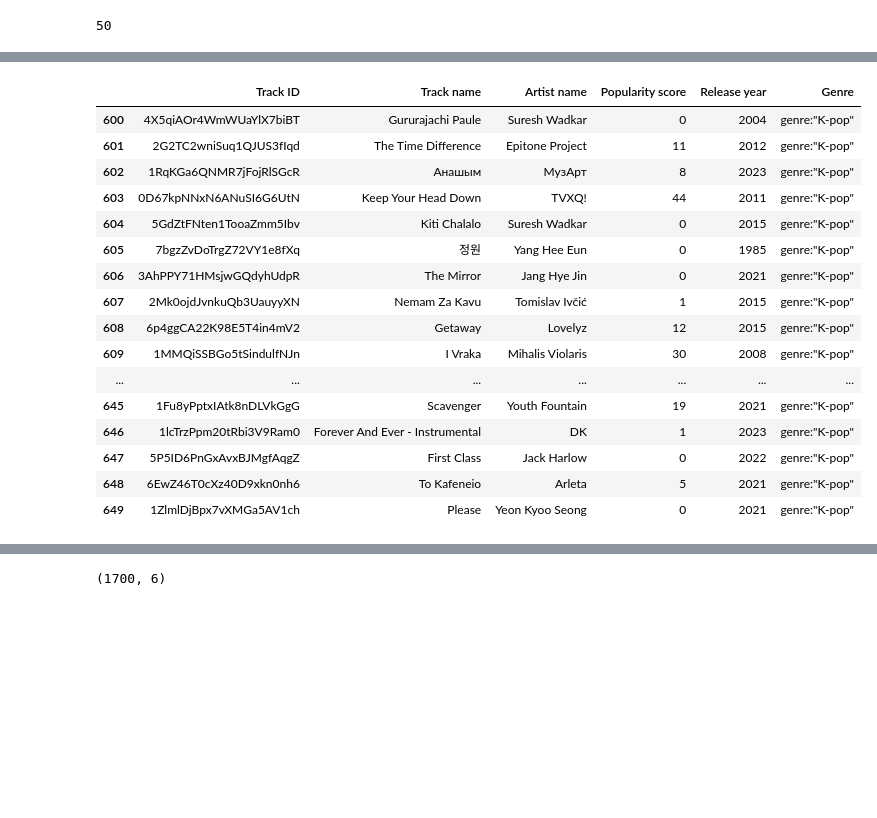
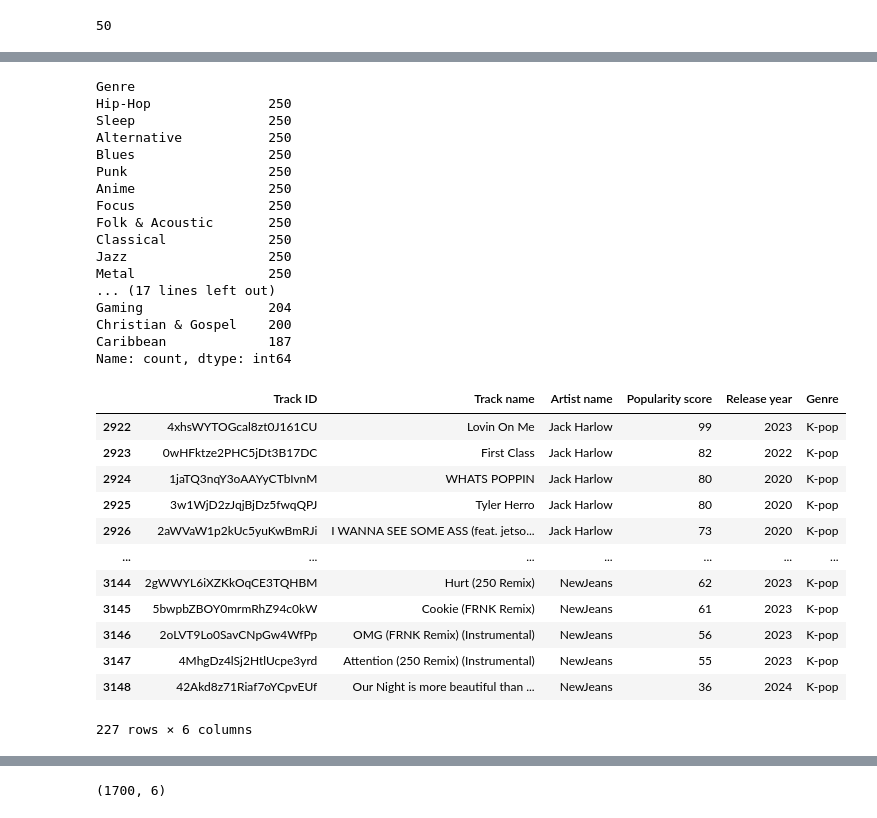
Before and after one commit to redsun498/Data-Genie, a Jupyter notebook: notebooks/EDA - Spotify.ipynb, the cells around one changed output, grey strips where cells are left out. Cells and saved outputs as stored; diff of their text form; code cells hidden in the pictures; blank space fills up the shorter version.

```diff
--- a/notebooks/EDA - Spotify.ipynb
+++ b/notebooks/EDA - Spotify.ipynb
@@ -69,7 +57,7 @@ def get_genres(access_token, limit = 50, offset = 0):
 
     return genres
 # %%
-genres = get_genres(access_token)
+genre_list = get_genres(access_token)
 # %%
 print("List of genres:")
 for genre_id,genre_name in genres:
@@ -110,7 +98,7 @@ def get_artist_genre(artist_id):
     return artist['genres'][0]
 # %%
 #Test
-def create_dataframe(genres, limit=50):
+def create_dataframe(query_dict, limit=50):
     data = {
         'Track ID': [],
         'Track name': [],
@@ -120,25 +108,20 @@ def create_dataframe(genres, limit=50):
         'Genre': []
     }
 
-    for genre in genres:
-        # Search for artists in the genre
-        search_results = sp.search(q=genre, limit=limit, type='artist')
+    for genre, artists in query_dict.items():
+        for artist in artists:
+            search_results = sp.search(q=f'genre:"{genre}" artist:"{artist}"', limit=limit, type='track', market='US')
+            tracks = search_results['tracks']['items']
 
-        artists = search_results['artists']['items']
-
-        # Get top tracks for each artist
-        for artist in artists:
-            artist_id = artist['id']
-            artist_name = artist['name']
-
-            top_tracks = sp.artist_top_tracks(artist_id)['tracks']
-            for track in top_tracks:
+            for track in tracks:
                 data['Track ID'].append(track['id'])
                 data['Track name'].append(track['name'])
-                data['Artist name'].append(artist_name)
+                data['Artist name'].append(track['artists'][0]['name'])
                 data['Popularity score'].append(track['popularity'])
                 data['Release year'].append(track['album']['release_date'][:4])
                 data['Genre'].append(genre)
 
+            time.sleep(2)
+
     df = pd.DataFrame(data)
     return df
@@ -145,2 +172,2 @@ def create_dataframe(genres, limit=50):
 # %%
-df = create_dataframe(genres, limit=50)
+df = create_dataframe(query_dict, limit=50)
@@ -147,3 +242,23 @@ df = create_dataframe(genres, limit=50)
+# %%
+df['Genre'].value_counts()
+# %% [output]
+Genre
+Hip-Hop               250
+Sleep                 250
+Alternative           250
+Blues                 250
+Punk                  250
+Anime                 250
+Focus                 250
+Folk & Acoustic       250
+Classical             250
+Jazz                  250
+Metal                 250
+... (17 lines left out)
+Gaming                204
+Christian & Gospel    200
+Caribbean             187
+Name: count, dtype: int64
 # %%
 #Original and correct
 def create_dataframe(query_list, limit=50):
@@ -192,25 +307,21 @@ df = create_dataframe(genres, limit=50)
 # %%
 #df[df['Genre'] == 'genre:"Latin"']
 # %%
-df[df['Genre']== 'genre:"K-pop"']
+df[df['Genre']== 'K-pop']
 # %% [output]
 |  | Track ID | Track name | Artist name | Popularity score | Release year | Genre |
-| 600 | 4X5qiAOr4WmWUaYlX7biBT | Gururajachi Paule | Suresh Wadkar | 0 | 2004 | genre:"K-pop" |
-| 601 | 2G2TC2wniSuq1QJUS3fIqd | The Time Difference | Epitone Project | 11 | 2012 | genre:"K-pop" |
-| 602 | 1RqKGa6QNMR7jFojRlSGcR | Анашым | МузАрт | 8 | 2023 | genre:"K-pop" |
-| 603 | 0D67kpNNxN6ANuSI6G6UtN | Keep Your Head Down | TVXQ! | 44 | 2011 | genre:"K-pop" |
-| 604 | 5GdZtFNten1TooaZmm5Ibv | Kiti Chalalo | Suresh Wadkar | 0 | 2015 | genre:"K-pop" |
-| 605 | 7bgzZvDoTrgZ72VY1e8fXq | 정원 | Yang Hee Eun | 0 | 1985 | genre:"K-pop" |
-| 606 | 3AhPPY71HMsjwGQdyhUdpR | The Mirror | Jang Hye Jin | 0 | 2021 | genre:"K-pop" |
-| 607 | 2Mk0ojdJvnkuQb3UauyyXN | Nemam Za Kavu | Tomislav Ivčić | 1 | 2015 | genre:"K-pop" |
-| 608 | 6p4ggCA22K98E5T4in4mV2 | Getaway | Lovelyz | 12 | 2015 | genre:"K-pop" |
-| 609 | 1MMQiSSBGo5tSindulfNJn | I Vraka | Mihalis Violaris | 30 | 2008 | genre:"K-pop" |
+| 2922 | 4xhsWYTOGcal8zt0J161CU | Lovin On Me | Jack Harlow | 99 | 2023 | K-pop |
+| 2923 | 0wHFktze2PHC5jDt3B17DC | First Class | Jack Harlow | 82 | 2022 | K-pop |
+| 2924 | 1jaTQ3nqY3oAAYyCTbIvnM | WHATS POPPIN | Jack Harlow | 80 | 2020 | K-pop |
+| 2925 | 3w1WjD2zJqjBjDz5fwqQPJ | Tyler Herro | Jack Harlow | 80 | 2020 | K-pop |
+| 2926 | 2aWVaW1p2kUc5yuKwBmRJi | I WANNA SEE SOME ASS (feat. jetso... | Jack Harlow | 73 | 2020 | K-pop |
 | ... | ... | ... | ... | ... | ... | ... |
-| 645 | 1Fu8yPptxIAtk8nDLVkGgG | Scavenger | Youth Fountain | 19 | 2021 | genre:"K-pop" |
-| 646 | 1lcTrzPpm20tRbi3V9Ram0 | Forever And Ever - Instrumental | DK | 1 | 2023 | genre:"K-pop" |
-| 647 | 5P5ID6PnGxAvxBJMgfAqgZ | First Class | Jack Harlow | 0 | 2022 | genre:"K-pop" |
-| 648 | 6EwZ46T0cXz40D9xkn0nh6 | To Kafeneio | Arleta | 5 | 2021 | genre:"K-pop" |
-| 649 | 1ZlmlDjBpx7vXMGa5AV1ch | Please | Yeon Kyoo Seong | 0 | 2021 | genre:"K-pop" |
+| 3144 | 2gWWYL6iXZKkOqCE3TQHBM | Hurt (250 Remix) | NewJeans | 62 | 2023 | K-pop |
+| 3145 | 5bwpbZBOY0mrmRhZ94c0kW | Cookie (FRNK Remix) | NewJeans | 61 | 2023 | K-pop |
+| 3146 | 2oLVT9Lo0SavCNpGw4WfPp | OMG (FRNK Remix) (Instrumental) | NewJeans | 56 | 2023 | K-pop |
+| 3147 | 4MhgDz4lSj2HtlUcpe3yrd | Attention (250 Remix) (Instrumental) | NewJeans | 55 | 2023 | K-pop |
+| 3148 | 42Akd8z71Riaf7oYCpvEUf | Our Night is more beautiful than ... | NewJeans | 36 | 2024 | K-pop |
+227 rows × 6 columns
 # %%
 df[df.duplicated(subset = 'Track ID')]
 # %% [output]
```
Also changed, not shown: parts of 18 cells of this notebook.
